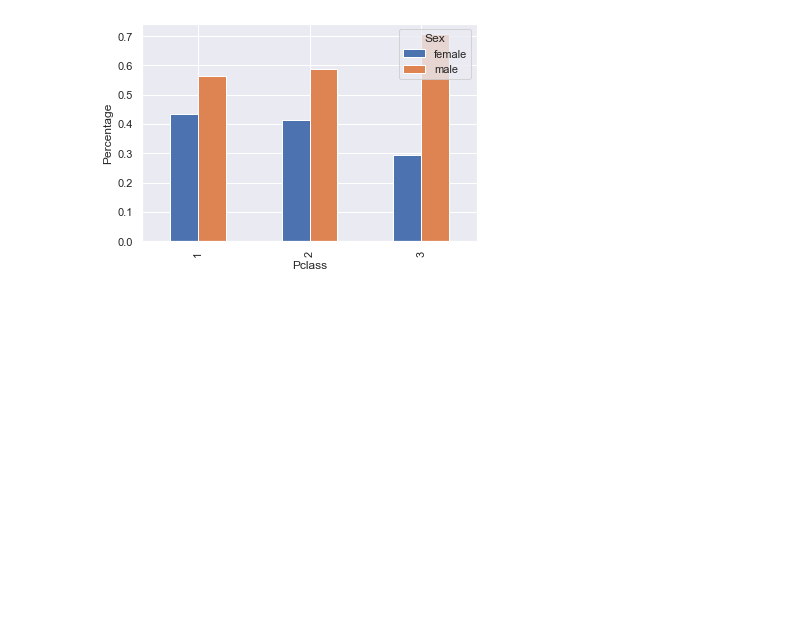
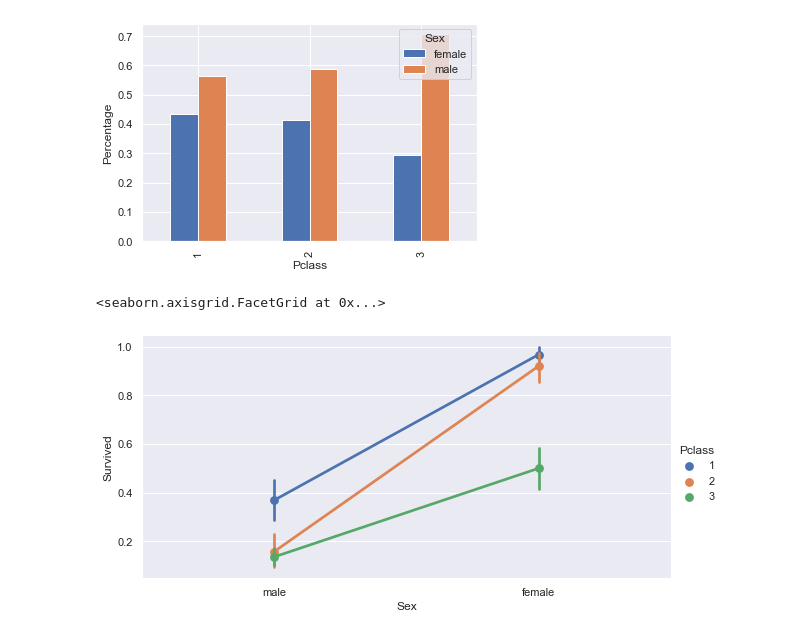
Before and after one commit to Gloriel/Kaggle, a Jupyter notebook: Titanic/Titanic_3001_ALL.ipynb, the cells around one changed output. Drawn from its saved outputs; the diff is of its cells as text; code cells hidden in the pictures; blank space fills up the shorter version.

```diff
--- a/Titanic/Titanic_3001_ALL.ipynb
+++ b/Titanic/Titanic_3001_ALL.ipynb
@@ -146,3 +146,9 @@ Pclass
 3          144   347
 Text(0, 0.5, 'Percentage')
 [figure]
+# %%
+# График сравнения откликов в группах, в зависимости от предиктора hue
+sns.factorplot('Sex', 'Survived', hue='Pclass', size=4, aspect=2, data=df)
+# %% [output]
+<seaborn.axisgrid.FacetGrid at 0x...>
+[figure, added]
```
Also changed, not shown: parts of 1 cell of this notebook.
